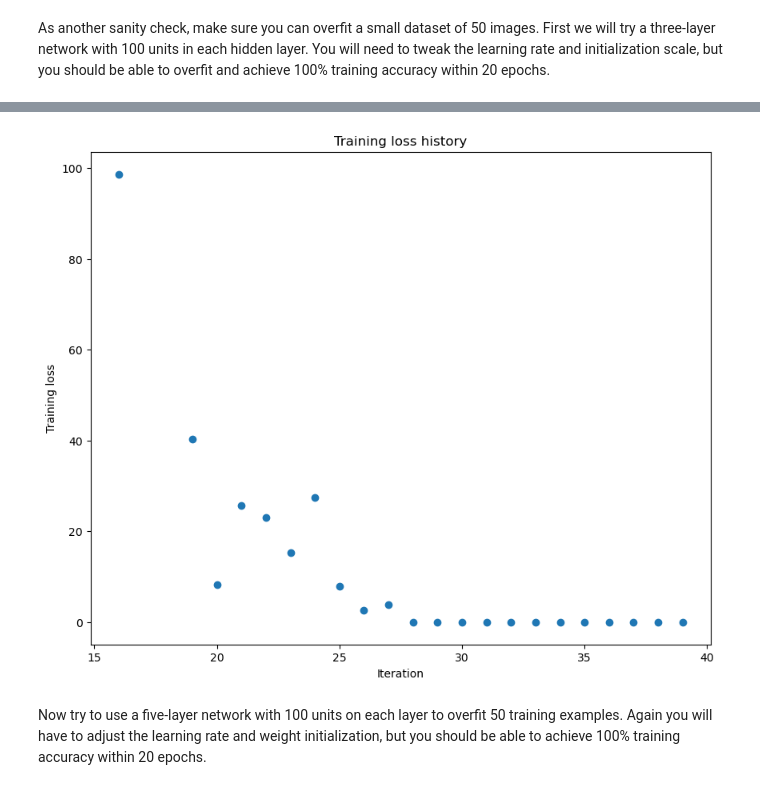
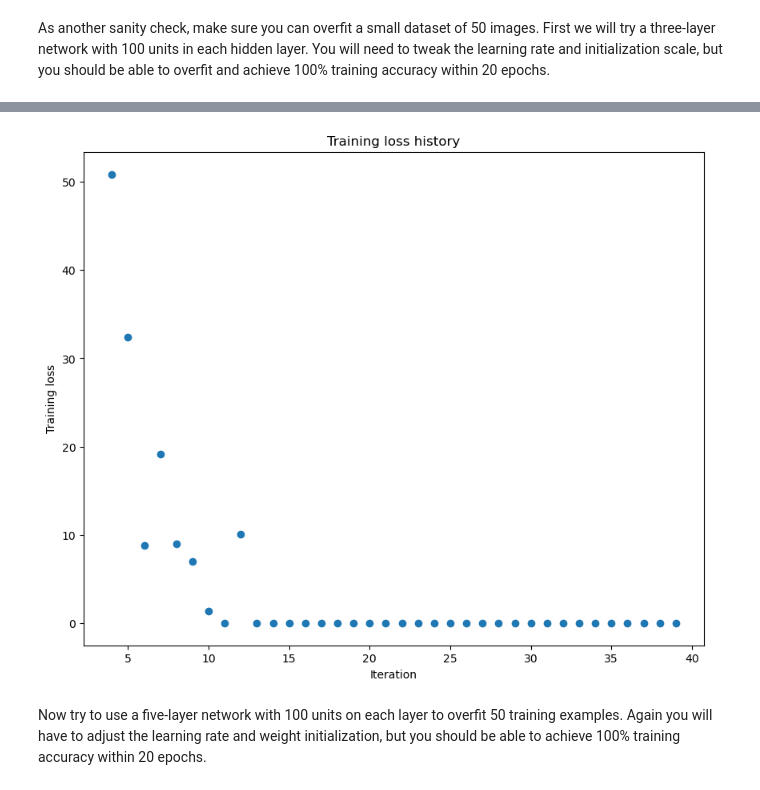
Before and after one commit to oldboy818/CS182, a Jupyter notebook: assignment1/FullyConnectedNets.ipynb, the cells around one changed output, grey strips where cells are left out. Cells and saved outputs as stored; diff of their text form; code cells hidden in the pictures.

```diff
--- a/assignment1/FullyConnectedNets.ipynb
+++ b/assignment1/FullyConnectedNets.ipynb
@@ -447,7 +462,7 @@ small_data = {
 # TODO: Tune these parameters to get 100% train accuracy within 20 epochs. #
 ############################################################################
 weight_scale = 1e-1
-learning_rate = 1e-4
+learning_rate = 1e-3
 ############################################################################
 #                             END OF YOUR CODE                             #
 ############################################################################
@@ -491,4 +507,4 @@ solver.record_histories_as_npz('submission_logs/overfit_3layer_fc.npz')
-[figure, old version]
+[figure, new version]
 # %% [markdown]
 Now try to use a five-layer network with 100 units on each layer to overfit 50 training examples. Again you will have to adjust the learning rate and weight initialization, but you should be able to achieve 100% training accuracy within 20 epochs.
 # %%
```
Also changed, not shown: parts of 19 cells of this notebook, 14 other files.
